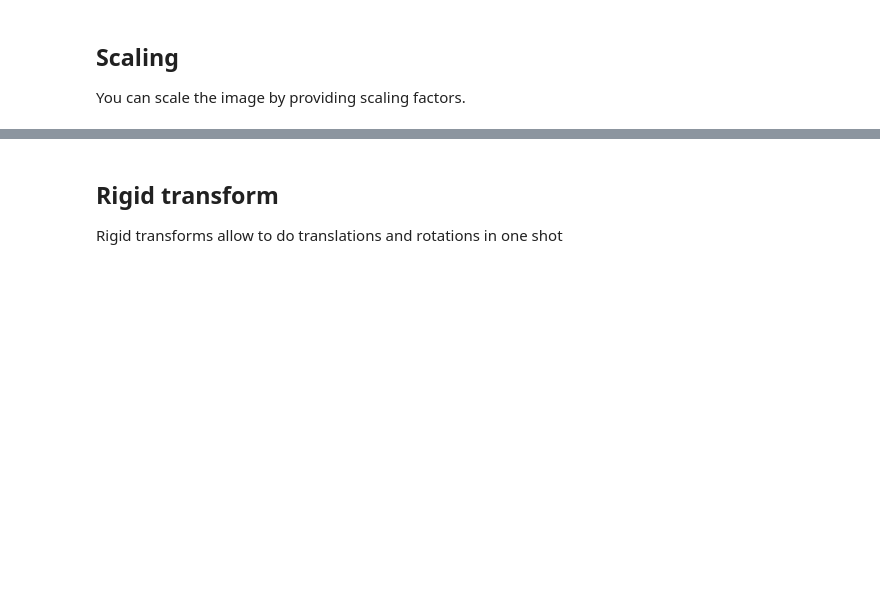
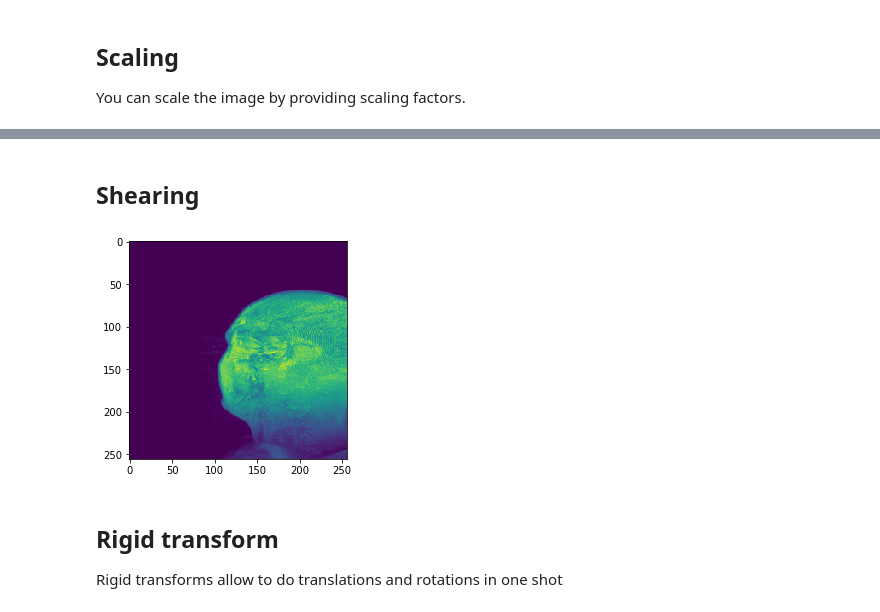
Before and after one commit to clEsperanto/pyclesperanto_prototype, a Jupyter notebook: demo/transforms/affine_transforms.ipynb, the cells around one changed output, grey strips where cells are left out. Saved outputs shown, nothing was run; the diff lists cells and outputs as text; code cells hidden in the pictures; blank space fills up the shorter version.

```diff
--- a/demo/transforms/affine_transforms.ipynb
+++ b/demo/transforms/affine_transforms.ipynb
@@ -78,3 +70,10 @@ cle.imshow(scaled)
+# %% [markdown]
+## Shearing
+# %%
+sheared = cle.shear(input_image, angle_xy_in_degrees=45)
+cle.imshow(sheared)
+# %% [output]
+[figure, added]
 # %% [markdown]
 ## Rigid transform
 Rigid transforms allow to do translations and rotations in one shot
```
Also changed, not shown: parts of 16 cells of this notebook, 2 other files.
